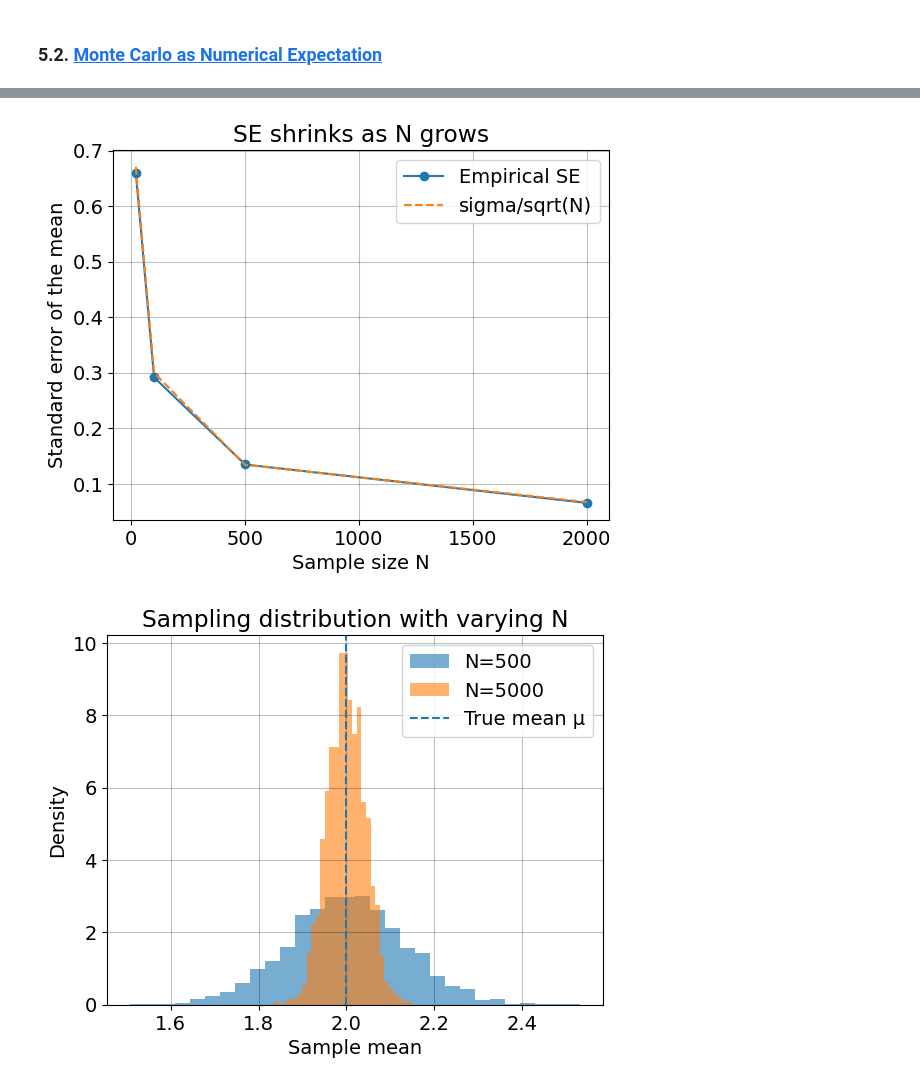
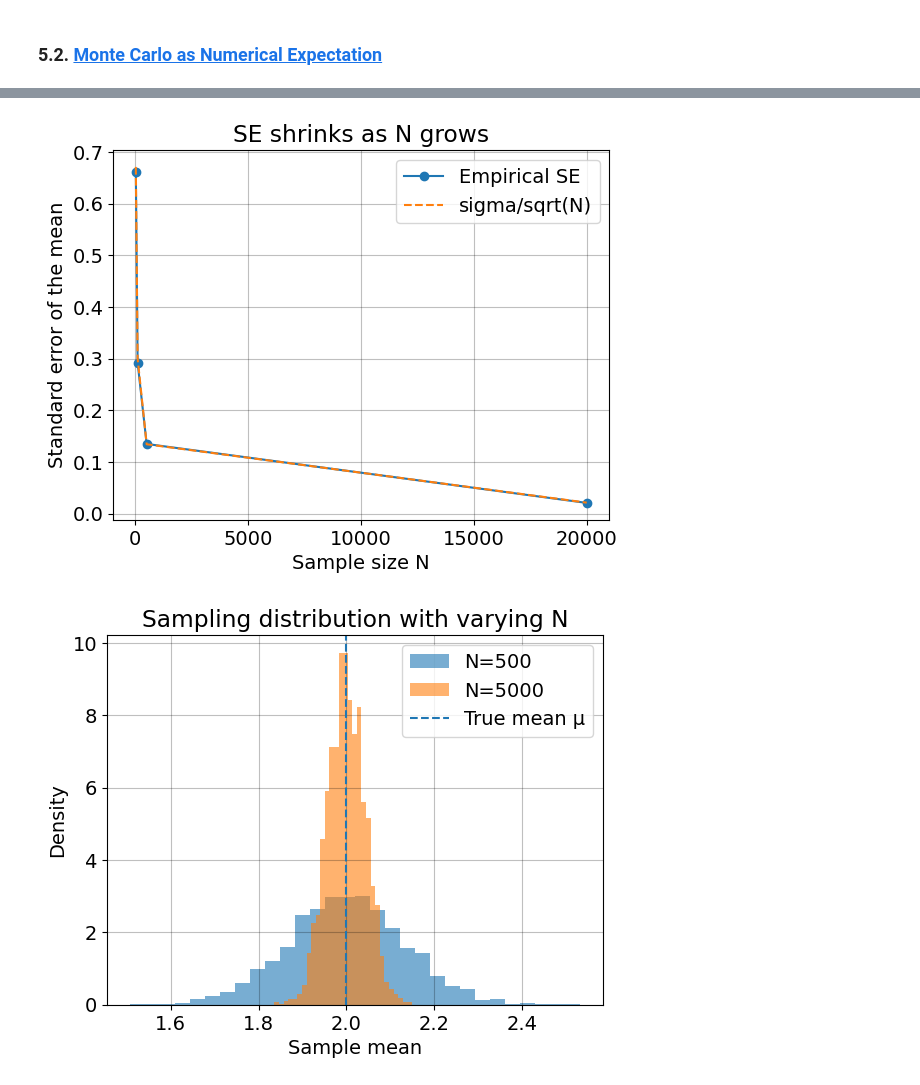
Before and after one commit to NumEconCopenhagen/ProgEcon-lectures, a Jupyter notebook: 08_Seeds_and_RandomNumbers/Seeds_and_Random_Numbers.ipynb, the cells around one changed output, grey strips where cells are left out. Cells and saved outputs as stored; diff of their text form; code cells hidden in the pictures.

```diff
--- a/08_Seeds_and_RandomNumbers/Seeds_and_Random_Numbers.ipynb
+++ b/08_Seeds_and_RandomNumbers/Seeds_and_Random_Numbers.ipynb
@@ -539,32 +528,32 @@ SE ≈ 0.095,  95% CI: [1.651, 2.023]
 # %%
 # 1) Line plot: SE vs N (with sigma/ sqrt(N) overlay)
 
 import numpy as np
 import matplotlib.pyplot as plt
 
 rng   = np.random.default_rng(2)
 mu, sigma = 2.0, 3.0
-Ns = np.array([20, 100, 500, 2_000])
+Ns = np.array([20, 100, 500, 20_000])
 R  = 1000
 
 empirical_se = []
 for N in Ns:
     means = rng.normal(mu, sigma, size=(R, N)).mean(axis=1)  # R sample means
     empirical_se.append(np.std(means, ddof=1))               # SD of means = SE
 
 empirical_se = np.array(empirical_se)
 theoretical_se = sigma / np.sqrt(Ns)
 
 plt.figure()
 plt.plot(Ns, empirical_se, marker="o", label="Empirical SE")
 plt.plot(Ns, theoretical_se, linestyle="--", label="sigma/sqrt(N)")
 plt.xlabel("Sample size N")
 plt.ylabel("Standard error of the mean")
 plt.title("SE shrinks as N grows")
 plt.legend()
 plt.show()
 # %% [output]
-[figure, old version]
+[figure, new version]
 # %%
 # 2) Histogram comparison: small N vs large N (distribution gets tighter)
 rng   = np.random.default_rng(3)
```
Also changed, not shown: parts of 20 cells of this notebook, 1 other file.
